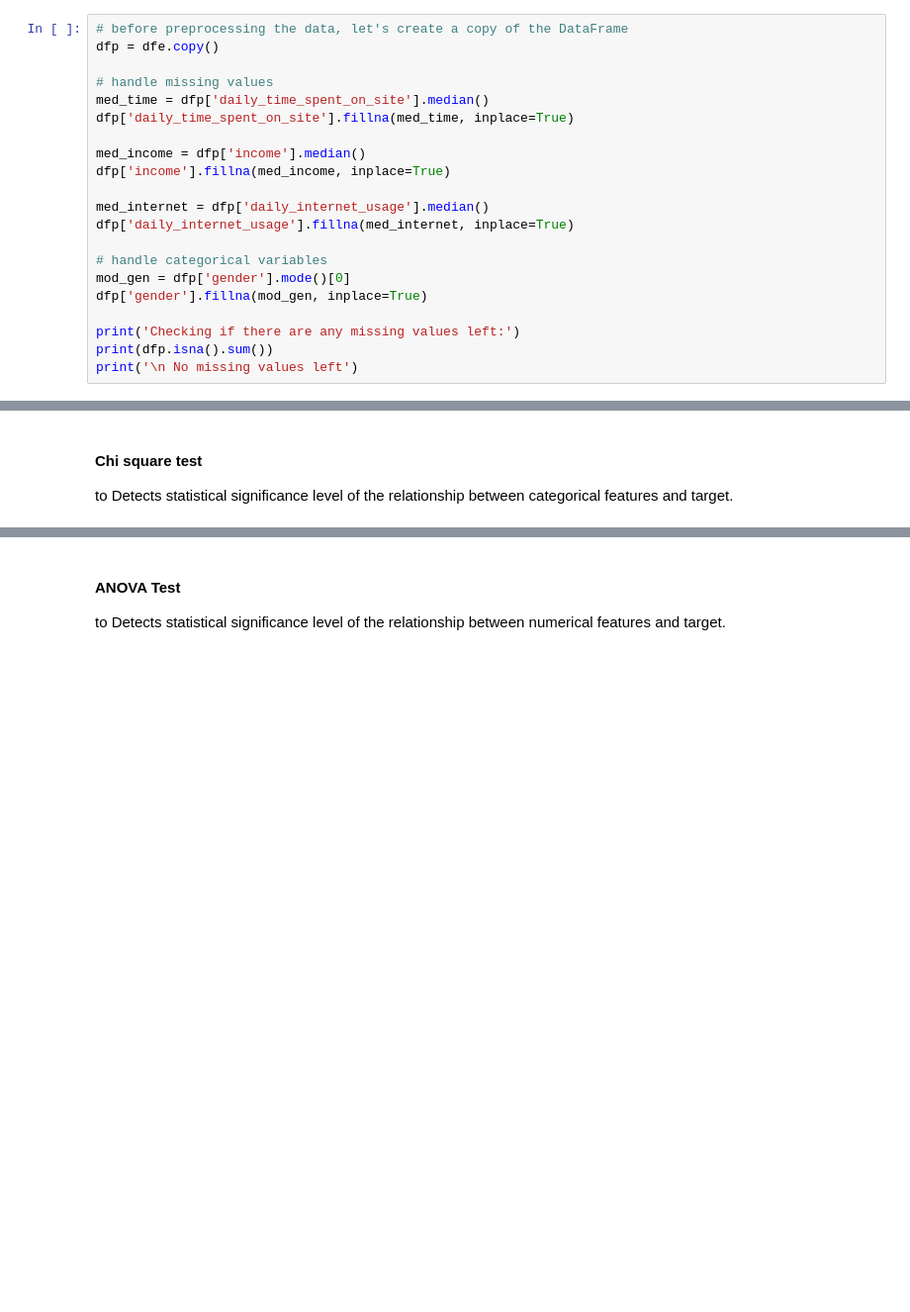
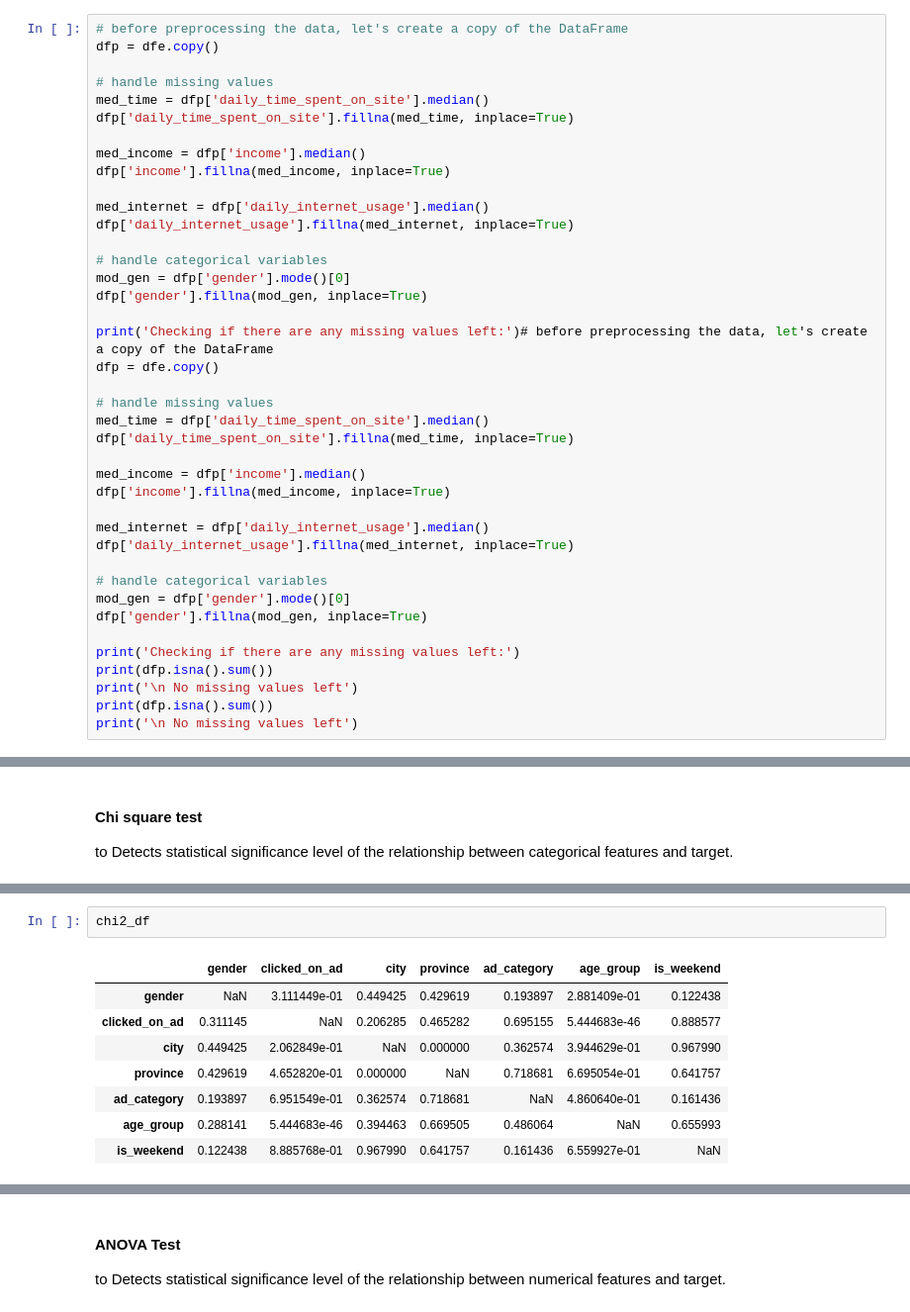
Before and after one commit to azaryasph/Predict-Customer-Clicked-Ads-Classification-By-Using-Machine-Learning, a Jupyter notebook: Predict Customer Clicked Ads Classification By Using Machine Learning.ipynb, the cells around one changed output, grey strips where cells are left out. Shown at 99% size. Saved outputs shown, nothing was run; the diff lists cells and outputs as text; blank space fills up the shorter version.

```diff
--- a/Predict Customer Clicked Ads Classification By Using Machine Learning.ipynb
+++ b/Predict Customer Clicked Ads Classification By Using Machine Learning.ipynb
@@ -407,6 +407,23 @@ On this heatmap correlation we can see the correlation more clearly, we can infe
 #### Handling Missing Values
 # %%
 # before preprocessing the data, let's create a copy of the DataFrame
+dfp = dfe.copy()
+
+# handle missing values
+med_time = dfp['daily_time_spent_on_site'].median()
+dfp['daily_time_spent_on_site'].fillna(med_time, inplace=True)
+
+med_income = dfp['income'].median()
+dfp['income'].fillna(med_income, inplace=True)
+
+med_internet = dfp['daily_internet_usage'].median()
+dfp['daily_internet_usage'].fillna(med_internet, inplace=True)
+
+# handle categorical variables
+mod_gen = dfp['gender'].mode()[0]
+dfp['gender'].fillna(mod_gen, inplace=True)
+
+print('Checking if there are any missing values left:')# before preprocessing the data, let's create a copy of the DataFrame
 dfp = dfe.copy()
 
 # handle missing values
@@ -426,4 +443,6 @@ dfp['gender'].fillna(mod_gen, inplace=True)
 print('Checking if there are any missing values left:')
 print(dfp.isna().sum())
 print('\n No missing values left')
+print(dfp.isna().sum())
+print('\n No missing values left')
 # %% [output]
@@ -534,0 +555,11 @@ plt.show()
+# %%
+chi2_df
+# %% [output]
+|  | gender | clicked_on_ad | city | province | ad_category | age_group | is_weekend |
+| gender | NaN | 3.111449e-01 | 0.449425 | 0.429619 | 0.193897 | 2.881409e-01 | 0.122438 |
+| clicked_on_ad | 0.311145 | NaN | 0.206285 | 0.465282 | 0.695155 | 5.444683e-46 | 0.888577 |
+| city | 0.449425 | 2.062849e-01 | NaN | 0.000000 | 0.362574 | 3.944629e-01 | 0.967990 |
+| province | 0.429619 | 4.652820e-01 | 0.000000 | NaN | 0.718681 | 6.695054e-01 | 0.641757 |
+| ad_category | 0.193897 | 6.951549e-01 | 0.362574 | 0.718681 | NaN | 4.860640e-01 | 0.161436 |
+| age_group | 0.288141 | 5.444683e-46 | 0.394463 | 0.669505 | 0.486064 | NaN | 0.655993 |
+| is_weekend | 0.122438 | 8.885768e-01 | 0.967990 | 0.641757 | 0.161436 | 6.559927e-01 | NaN |
```
Also changed, not shown: parts of 9 cells of this notebook.
